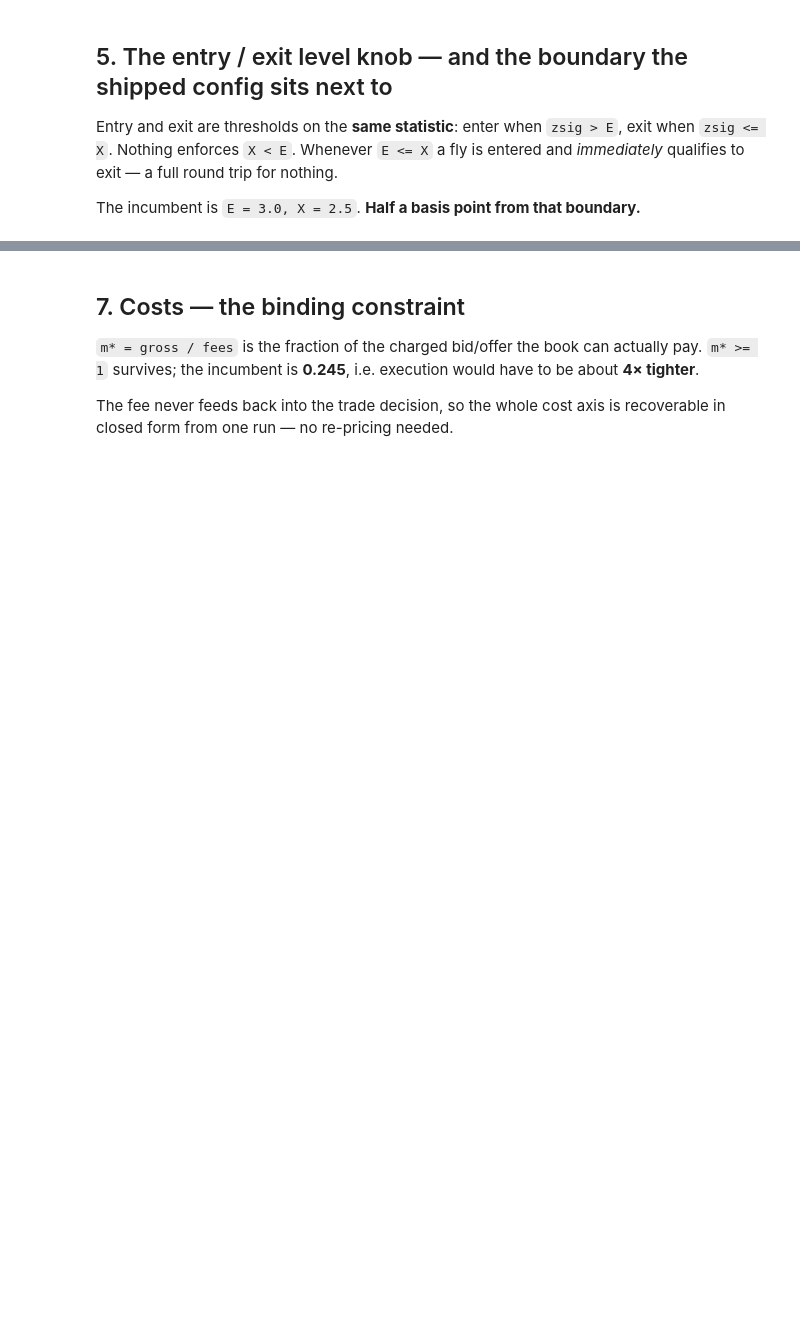
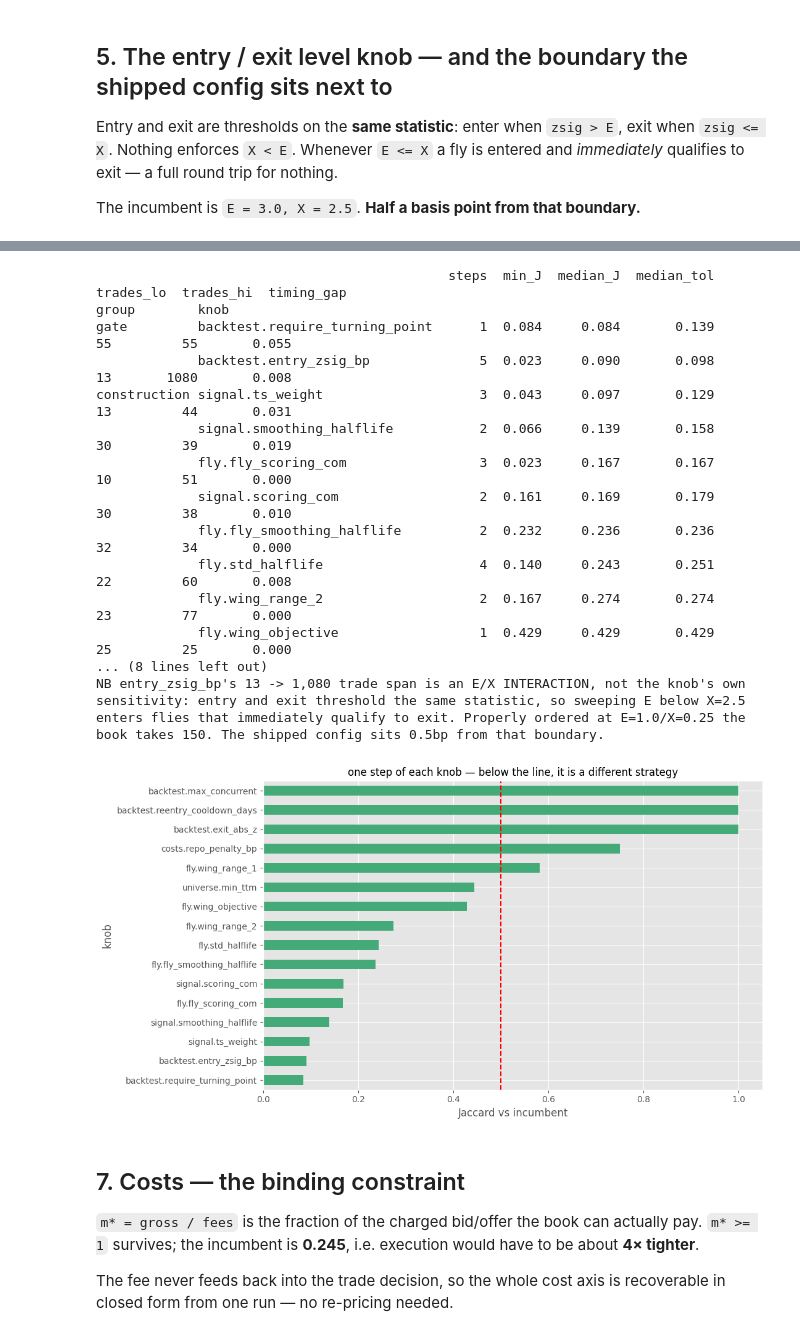
Before and after one commit to yieldcurvemonkey/ARBS, a Jupyter notebook: notebooks/backtests/gss_fly/gss_fly_configurable_backtest.ipynb, the cells around one changed output, grey strips where cells are left out. Saved outputs shown, nothing was run; the diff lists cells and outputs as text; code cells hidden in the pictures; blank space fills up the shorter version.

```diff
--- a/notebooks/backtests/gss_fly/gss_fly_configurable_backtest.ipynb
+++ b/notebooks/backtests/gss_fly/gss_fly_configurable_backtest.ipynb
@@ -367,3 +414,49 @@ plt.title("one step of each construction knob"); plt.tight_layout()
+# %%
+COND = Path(REPO) / "notebooks" / "data" / "gss_fly" / "decision_conditioning.csv"
+if not COND.exists():
+    print(f"{COND} not built — run:\n"
+          f"    conda run -n stir python scripts/gss_decision_conditioning.py\n"
+          f"(~25 scans, about 2.5h. Deliberately NOT done inline.)")
+else:
+    CJ = pd.read_csv(COND)
+    CJ["group"] = np.where(CJ["knob"].str.startswith(("backtest.", "costs.")), "gate", "construction")
+    prof = (CJ.groupby(["group", "knob"])
+              .agg(steps=("setting", "count"), min_J=("jaccard_exact", "min"),
+                   median_J=("jaccard_exact", "median"), median_tol=("jaccard_tol", "median"),
+                   trades_lo=("n_enter", "min"), trades_hi=("n_enter", "max"))
+              .assign(timing_gap=lambda d: d.median_tol - d.median_J)
+              .sort_values("median_J"))
+    print(prof.to_string(float_format=lambda v: f"{v:.3f}"))
+    print("\ntiming_gap ~ 0 means the knob changes WHICH trades, not WHEN — not jitter around a"
+          " stable book.")
+    print("NB entry_zsig_bp's 13 -> 1,080 trade span is an E/X INTERACTION, not the knob's own"
+          "\nsensitivity: entry and exit threshold the same statistic, so sweeping E below X=2.5"
+          "\nenters flies that immediately qualify to exit. Properly ordered at E=1.0/X=0.25 the"
+          "\nbook takes 150. The shipped config sits 0.5bp from that boundary.")
+    ax = prof.reset_index().set_index("knob")["median_J"].plot(
+        kind="barh", figsize=(11, 6), color="#4a7")
+    ax.axvline(0.5, color="r", ls="--"); ax.set_xlabel("Jaccard vs incumbent")
+    ax.set_title("one step of each knob — below the line, it is a different strategy")
+    plt.tight_layout()
+# %% [output]
+                                             steps  min_J  median_J  median_tol  trades_lo  trades_hi  timing_gap
+group        knob
+gate         backtest.require_turning_point      1  0.084     0.084       0.139         55         55       0.055
+             backtest.entry_zsig_bp              5  0.023     0.090       0.098         13       1080       0.008
+construction signal.ts_weight                    3  0.043     0.097       0.129         13         44       0.031
+             signal.smoothing_halflife           2  0.066     0.139       0.158         30         39       0.019
+             fly.fly_scoring_com                 3  0.023     0.167       0.167         10         51       0.000
+             signal.scoring_com                  2  0.161     0.169       0.179         30         38       0.010
+             fly.fly_smoothing_halflife          2  0.232     0.236       0.236         32         34       0.000
+             fly.std_halflife                    4  0.140     0.243       0.251         22         60       0.008
+             fly.wing_range_2                    2  0.167     0.274       0.274         23         77       0.000
+             fly.wing_objective                  1  0.429     0.429       0.429         25         25       0.000
+... (8 lines left out)
+NB entry_zsig_bp's 13 -> 1,080 trade span is an E/X INTERACTION, not the knob's own
+sensitivity: entry and exit threshold the same statistic, so sweeping E below X=2.5
+enters flies that immediately qualify to exit. Properly ordered at E=1.0/X=0.25 the
+book takes 150. The shipped config sits 0.5bp from that boundary.
+[figure, added]
 # %% [markdown]
 ## 7. Costs — the binding constraint
 
```
Also changed, not shown: parts of 12 cells of this notebook, 1 other file.
